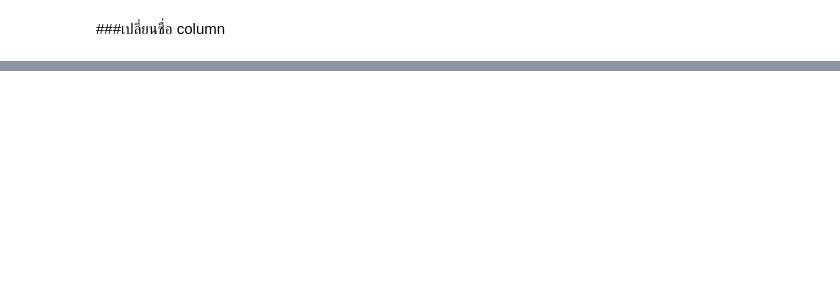
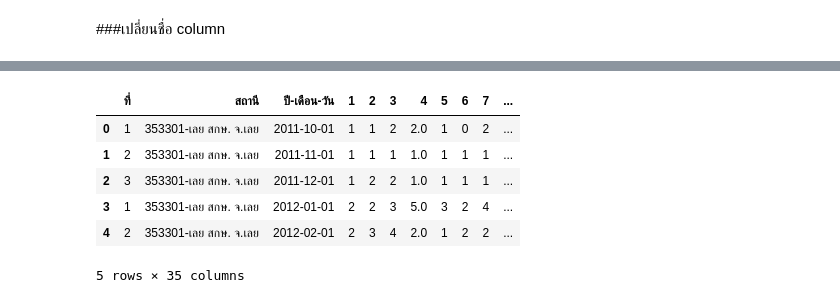
Before and after one commit to Wipada6430205202/BSC_DPDM23, a Jupyter notebook: midterm_bscdpdm23.ipynb, the cells around one changed output, grey strips where cells are left out. Saved outputs shown, nothing was run; the diff lists cells and outputs as text; code cells hidden in the pictures; blank space fills up the shorter version.

```diff
--- a/midterm_bscdpdm23.ipynb
+++ b/midterm_bscdpdm23.ipynb
@@ -1244,0 +812,7 @@ dtype: bool
+# %%
+#เรียกข้อมูล 5 จังหวัด
+kk_wind = pd.read_excel('/content/drive/MyDrive/BSC_DPDM23/อุตุ/ความเร็วลม(นอต)/จ.ขอนแก่น.xlsx',header = 4)
+np_wind = pd.read_excel('/content/drive/MyDrive/BSC_DPDM23/อุตุ/ความเร็วลม(นอต)/จ.นครพนม.xlsx',header = 4)
+sn_wind = pd.read_excel('/content/drive/MyDrive/BSC_DPDM23/อุตุ/ความเร็วลม(นอต)/จ.สกลนคร.xlsx',header = 4)
+nk_wind = pd.read_excel('/content/drive/MyDrive/BSC_DPDM23/อุตุ/ความเร็วลม(นอต)/จ.หนองคาย.xlsx',header = 4)
+l_wind = pd.read_excel('/content/drive/MyDrive/BSC_DPDM23/อุตุ/ความเร็วลม(นอต)/จ.เลย.xlsx',header = 4)
@@ -1244,0 +951,7 @@ dtype: bool
+# %%
+sn_wind.head()
+
+#เปลี่ยนชื่อ column
+column_name = {'Unnamed: 0':'ที่','Unnamed: 1':'สถานี','Unnamed: 2':'ปี-เดือน-วัน','Unnamed: 34':'ค่าเฉลี่ย'}
+sn_wind =sn_wind.rename(columns=column_name)
+sn_wind.head()
@@ -1244,0 +966,4 @@ dtype: bool
+# %%
+#ตรวจสอบค่า missing
+sn_wind =sn_wind.replace('-',np.NaN)
+sn_wind.isnull().any()
@@ -1244,0 +1294,14 @@ dtype: bool
+# %%
+
+#เปลี่ยนชื่อ column
+column_name = {'Unnamed: 0':'ที่','Unnamed: 1':'สถานี','Unnamed: 2':'ปี-เดือน-วัน','Unnamed: 34':'ค่าเฉลี่ย'}
+sn_c =sn_wind.rename(columns=column_name)
+sn_c.head()
+# %% [output]
+|  | ที่ | สถานี | ปี-เดือน-วัน | 1 | 2 | 3 | 4 | 5 | 6 | 7 | ... |
+| 0 | 1 | 353301-เลย สกษ. จ.เลย | 2011-10-01 | 1 | 1 | 2 | 2.0 | 1 | 0 | 2 | ... |
+| 1 | 2 | 353301-เลย สกษ. จ.เลย | 2011-11-01 | 1 | 1 | 1 | 1.0 | 1 | 1 | 1 | ... |
+| 2 | 3 | 353301-เลย สกษ. จ.เลย | 2011-12-01 | 1 | 2 | 2 | 1.0 | 1 | 1 | 1 | ... |
+| 3 | 1 | 353301-เลย สกษ. จ.เลย | 2012-01-01 | 2 | 2 | 3 | 5.0 | 3 | 2 | 4 | ... |
+| 4 | 2 | 353301-เลย สกษ. จ.เลย | 2012-02-01 | 2 | 3 | 4 | 2.0 | 1 | 2 | 2 | ... |
+5 rows × 35 columns
```
Also changed, not shown: parts of 324 cells of this notebook.
